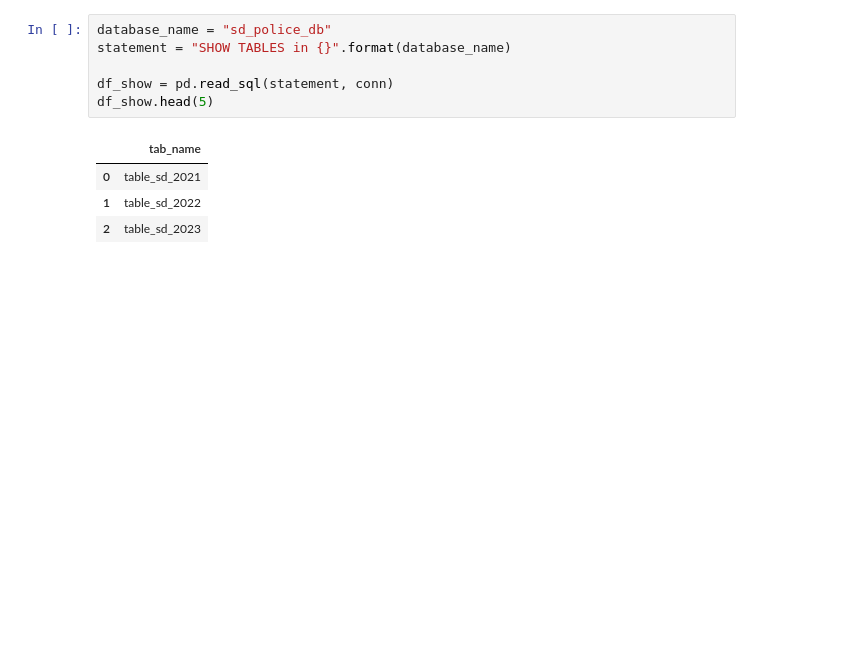
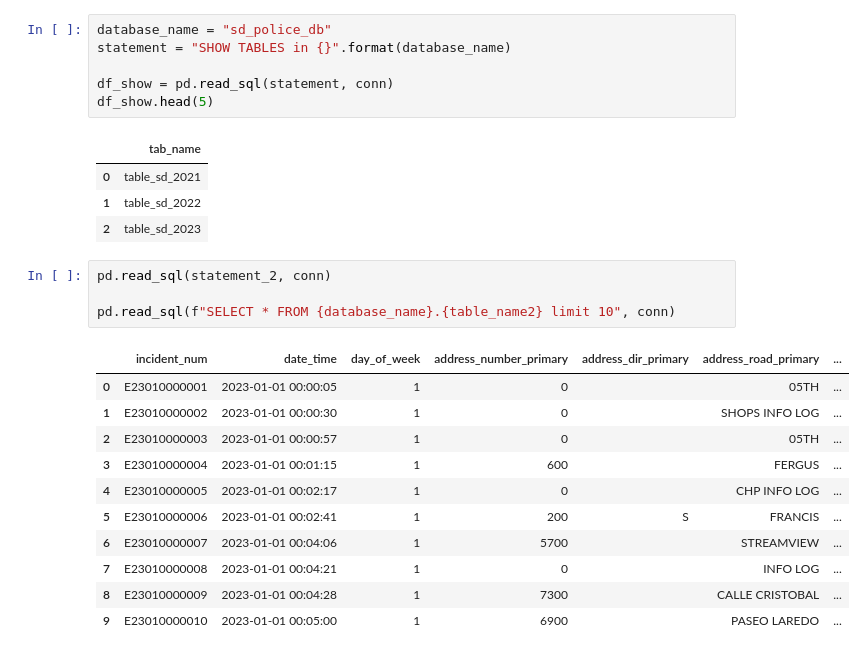
Before and after one commit to zalvatore/Predicting_Police_Activity, a Jupyter notebook: Untitled1.ipynb, the cells around one changed output. Cells and saved outputs as stored; diff of their text form; blank space fills up the shorter version.

```diff
--- a/Untitled1.ipynb
+++ b/Untitled1.ipynb
@@ -371,3 +371,19 @@ df_show.head(5)
 | 0 | table_sd_2021 |
 | 1 | table_sd_2022 |
 | 2 | table_sd_2023 |
+# %%
+pd.read_sql(statement_2, conn)
+
+pd.read_sql(f"SELECT * FROM {database_name}.{table_name2} limit 10", conn)
+# %% [output]
+|  | incident_num | date_time | day_of_week | address_number_primary | address_dir_primary | address_road_primary | ... |
+| 0 | E23010000001 | 2023-01-01 00:00:05 | 1 | 0 |  | 05TH | ... |
+| 1 | E23010000002 | 2023-01-01 00:00:30 | 1 | 0 |  | SHOPS INFO LOG | ... |
+| 2 | E23010000003 | 2023-01-01 00:00:57 | 1 | 0 |  | 05TH | ... |
+| 3 | E23010000004 | 2023-01-01 00:01:15 | 1 | 600 |  | FERGUS | ... |
+| 4 | E23010000005 | 2023-01-01 00:02:17 | 1 | 0 |  | CHP INFO LOG | ... |
+| 5 | E23010000006 | 2023-01-01 00:02:41 | 1 | 200 | S | FRANCIS | ... |
+| 6 | E23010000007 | 2023-01-01 00:04:06 | 1 | 5700 |  | STREAMVIEW | ... |
+| 7 | E23010000008 | 2023-01-01 00:04:21 | 1 | 0 |  | INFO LOG | ... |
+| 8 | E23010000009 | 2023-01-01 00:04:28 | 1 | 7300 |  | CALLE CRISTOBAL | ... |
+| 9 | E23010000010 | 2023-01-01 00:05:00 | 1 | 6900 |  | PASEO LAREDO | ... |
```
